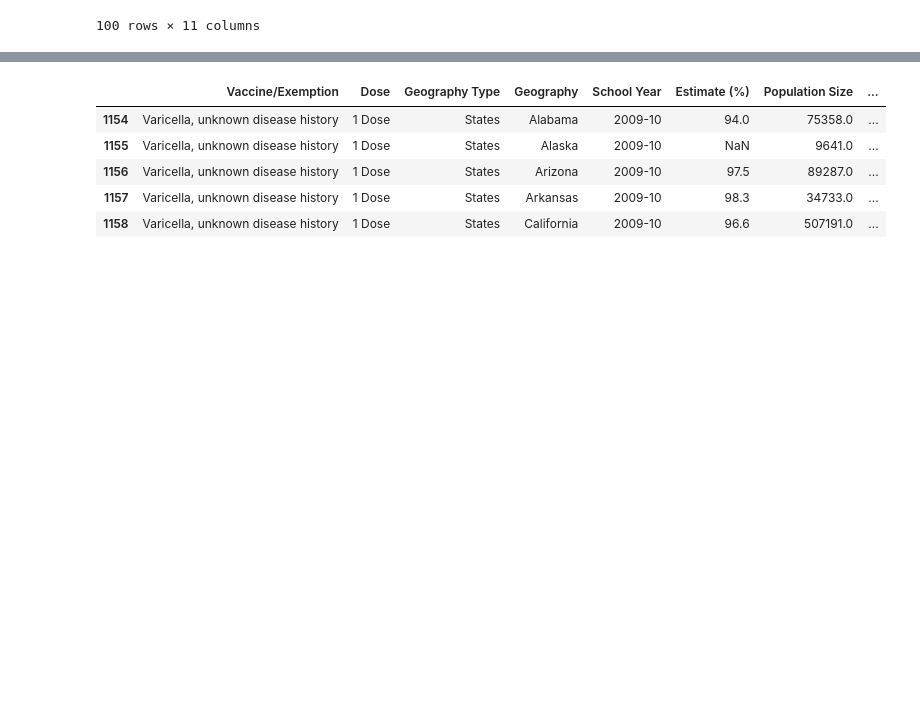
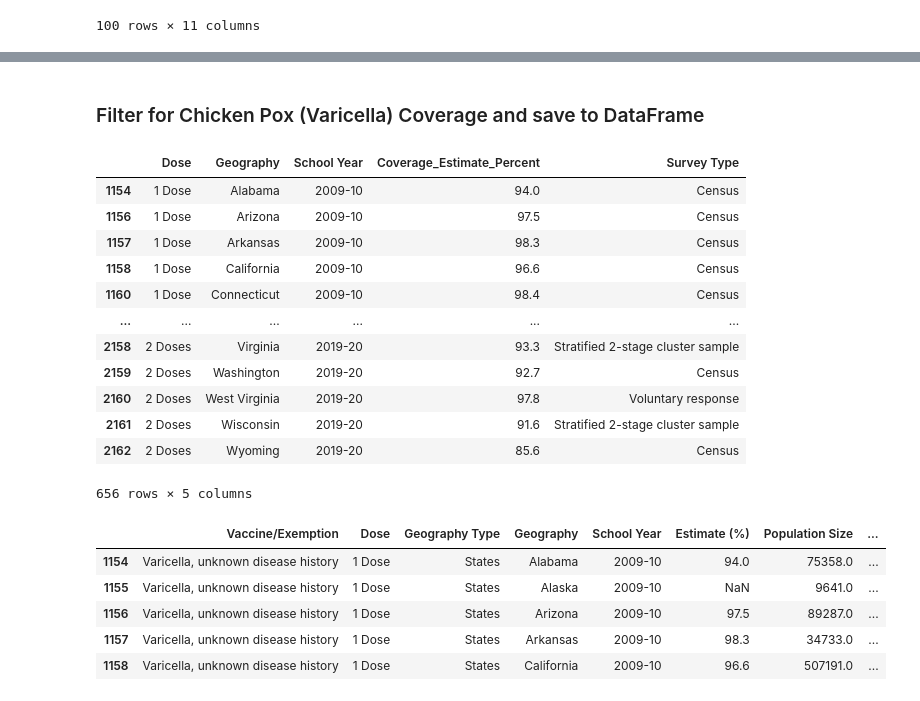
Before and after one commit to jared-roussel/chickenpox-vaccinations, a Jupyter notebook: main.ipynb, the cells around one changed output, grey strips where cells are left out. Drawn from its saved outputs; the diff is of its cells as text; code cells hidden in the pictures; blank space fills up the shorter version.

```diff
--- a/main.ipynb
+++ b/main.ipynb
@@ -71,3 +60,24 @@ chickenpox_df.head(100)
+# %% [markdown]
+### Filter for Chicken Pox (Varicella) Coverage and save to DataFrame
+# %%
+chickenpox_df = coverage_exmpt_file_df.loc[coverage_exmpt_file_df['Vaccine/Exemption'] == 'Varicella, unknown disease history',['Dose','Geography','School Year','Estimate (%)','Survey Type']].copy()
+chickenpox_df.dropna(subset=['Estimate (%)'], inplace =True)
+chickenpox_df.rename(columns={"Estimate (%)": "Coverage_Estimate_Percent"}, inplace = True)
+chickenpox_df
+# %% [output]
+|  | Dose | Geography | School Year | Coverage_Estimate_Percent | Survey Type |
+| 1154 | 1 Dose | Alabama | 2009-10 | 94.0 | Census |
+| 1156 | 1 Dose | Arizona | 2009-10 | 97.5 | Census |
+| 1157 | 1 Dose | Arkansas | 2009-10 | 98.3 | Census |
+| 1158 | 1 Dose | California | 2009-10 | 96.6 | Census |
+| 1160 | 1 Dose | Connecticut | 2009-10 | 98.4 | Census |
+| ... | ... | ... | ... | ... | ... |
+| 2158 | 2 Doses | Virginia | 2019-20 | 93.3 | Stratified 2-stage cluster sample |
+| 2159 | 2 Doses | Washington | 2019-20 | 92.7 | Census |
+| 2160 | 2 Doses | West Virginia | 2019-20 | 97.8 | Voluntary response |
+| 2161 | 2 Doses | Wisconsin | 2019-20 | 91.6 | Stratified 2-stage cluster sample |
+| 2162 | 2 Doses | Wyoming | 2019-20 | 85.6 | Census |
+656 rows × 5 columns
 # %%
 #Check Survey Types
 #chickepox_df_filtered_test = chickenpox_df['Survey Type'].value_counts()
```
Also changed, not shown: parts of 8 cells of this notebook.
